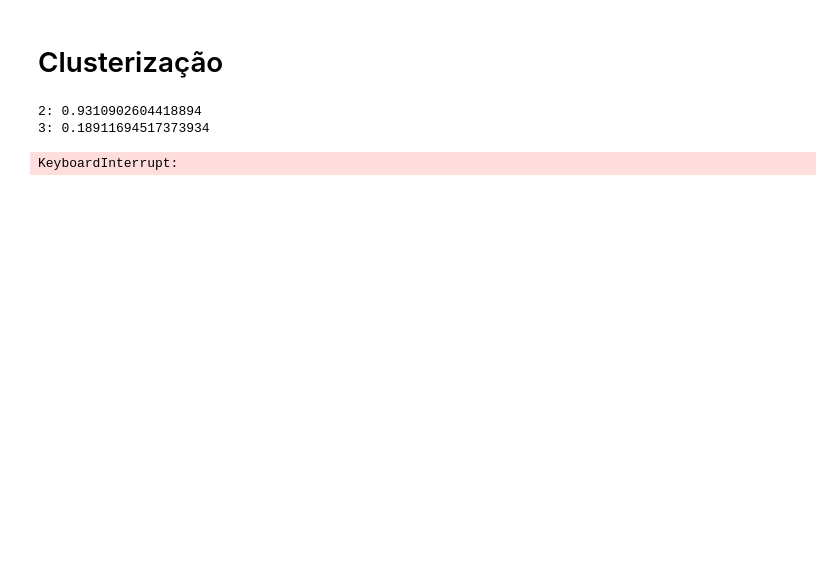
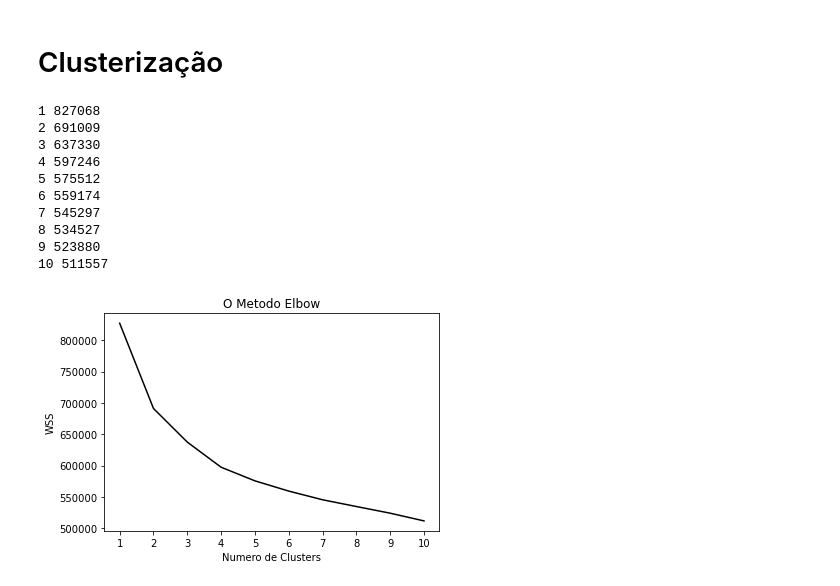
Before and after one commit to ieee-uerj/capes-data-analysis, a Jupyter notebook: Gustavo/Clusterização da Grande Base.ipynb, the cells around one changed output. Saved outputs shown, nothing was run; the diff lists cells and outputs as text; code cells hidden in the pictures; blank space fills up the shorter version.

```diff
--- a/Gustavo/Clusterização da Grande Base.ipynb
+++ b/Gustavo/Clusterização da Grande Base.ipynb
@@ -61,24 +61,31 @@ y=df.iloc[:,3]
 
 scaler = StandardScaler().fit(x)
 x=scaler.transform(x)
-# %%
-#método da silhueta
-wcss = []
-for i in range(2, 10):
-    kmeans = KMeans(n_clusters = i, init = 'random')
-    kmeans.fit(x)
-    labels = kmeans.labels_
-    valor = silhouette_score(x, labels, metric='euclidean')
-    print (str(i)+':', valor)
-    wcss.append(valor)
-plt.plot(range(2, 10), wcss,color='black')
-plt.xlabel('Numero de Clusters')
-plt.ylabel('valor') #within cluster sum of squares
-plt.xticks([2,3,4,5,6,7,8,9,10]);
-# %% [output]
-2: 0.9310902604418894
-3: 0.18911694517373934
-KeyboardInterrupt:
+# %%
+#boilerplate daqui: https://minerandodados.com.br/algoritmo-k-means-python-passo-passo/
+wcss = []
+for i in range(1, 11):
+    kmeans = KMeans(n_clusters = i, init = 'random')
+    kmeans.fit(x)
+    print (i,round(kmeans.inertia_))
+    wcss.append(kmeans.inertia_)
+plt.plot(range(1, 11), wcss,color='black')
+plt.title('O Metodo Elbow')
+plt.xlabel('Numero de Clusters')
+plt.ylabel('WSS') #within cluster sum of squares
+plt.xticks([1,2,3,4,5,6,7,8,9,10]);
+# %% [output]
+1 827068
+2 691009
+3 637330
+4 597246
+5 575512
+6 559174
+7 545297
+8 534527
+9 523880
+10 511557
+[figure, added]
 # %%
 def calculate_wcss(data):
     wcss = []
```
Also changed, not shown: parts of 12 cells of this notebook, 3 other files.
